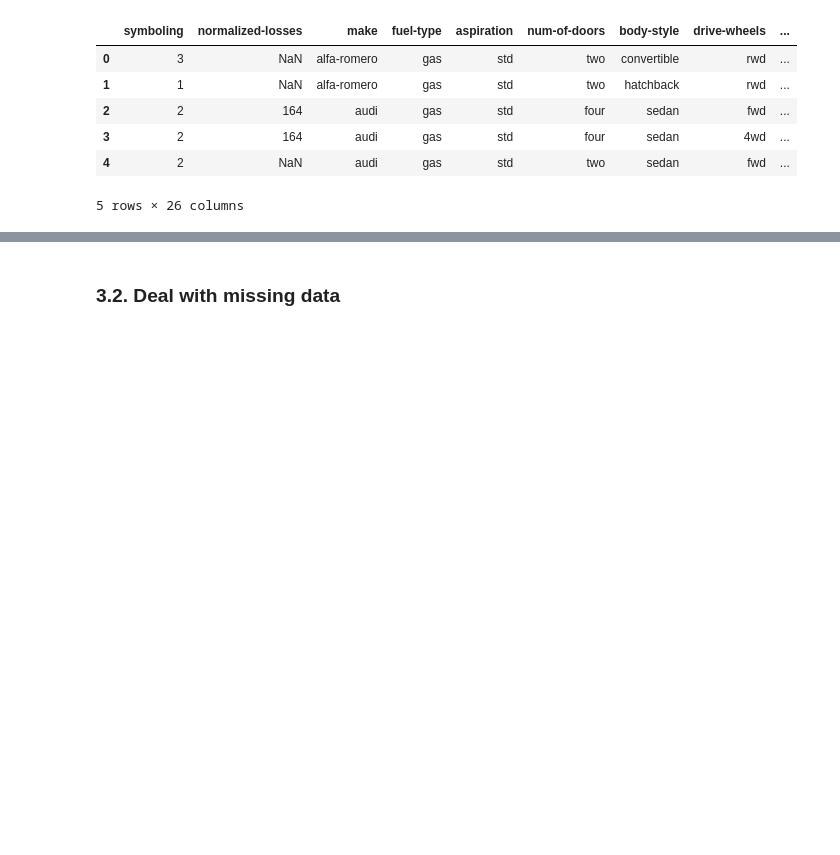
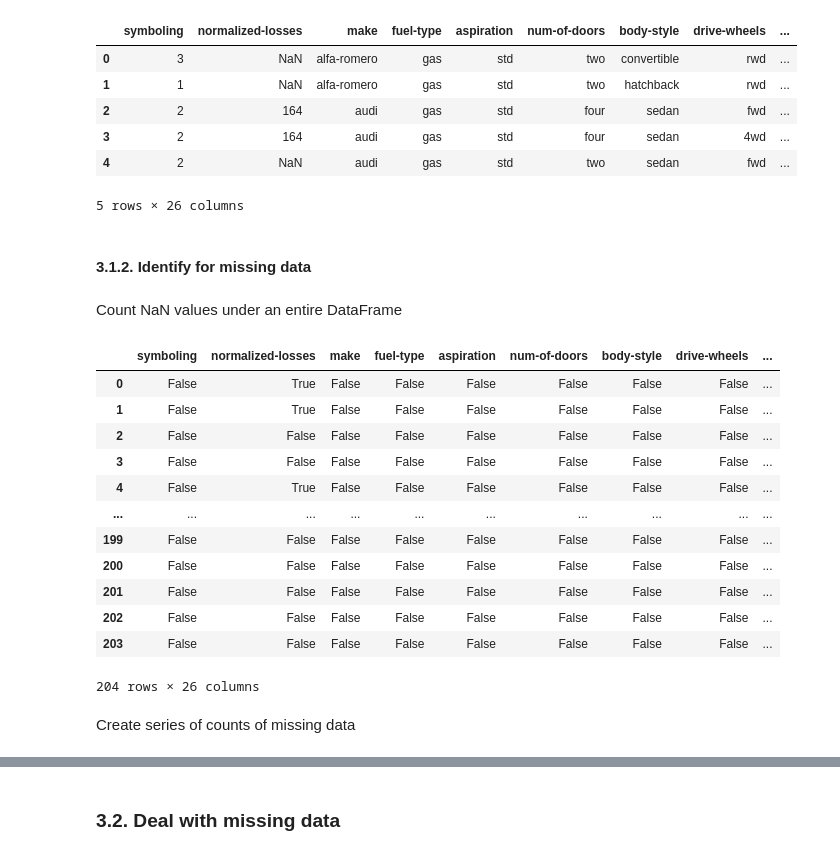
Before and after one commit to honhanbao/Data-Wrangling, a Jupyter notebook: data wrangling - Automobile Data Set.ipynb, the cells around one changed output, grey strips where cells are left out. Drawn from its saved outputs; the diff is of its cells as text; code cells hidden in the pictures; blank space fills up the shorter version.

```diff
--- a/data wrangling - Automobile Data Set.ipynb
+++ b/data wrangling - Automobile Data Set.ipynb
@@ -102,3 +112,26 @@ df.head(5)
 | 3 | 2 | 164 | audi | gas | std | four | sedan | 4wd | ... |
 | 4 | 2 | NaN | audi | gas | std | two | sedan | fwd | ... |
 5 rows × 26 columns
+# %% [markdown]
+#### 3.1.2. Identify for missing data
+# %% [markdown]
+Count NaN values under an entire DataFrame
+# %%
+df.isna()
+# df.isnull()
+# %% [output]
+|  | symboling | normalized-losses | make | fuel-type | aspiration | num-of-doors | body-style | drive-wheels | ... |
+| 0 | False | True | False | False | False | False | False | False | ... |
+| 1 | False | True | False | False | False | False | False | False | ... |
+| 2 | False | False | False | False | False | False | False | False | ... |
+| 3 | False | False | False | False | False | False | False | False | ... |
+| 4 | False | True | False | False | False | False | False | False | ... |
+| ... | ... | ... | ... | ... | ... | ... | ... | ... | ... |
+| 199 | False | False | False | False | False | False | False | False | ... |
+| 200 | False | False | False | False | False | False | False | False | ... |
+| 201 | False | False | False | False | False | False | False | False | ... |
+| 202 | False | False | False | False | False | False | False | False | ... |
+| 203 | False | False | False | False | False | False | False | False | ... |
+204 rows × 26 columns
+# %% [markdown]
+Create series of counts of missing data
```
Also changed, not shown: parts of 79 cells of this notebook.
